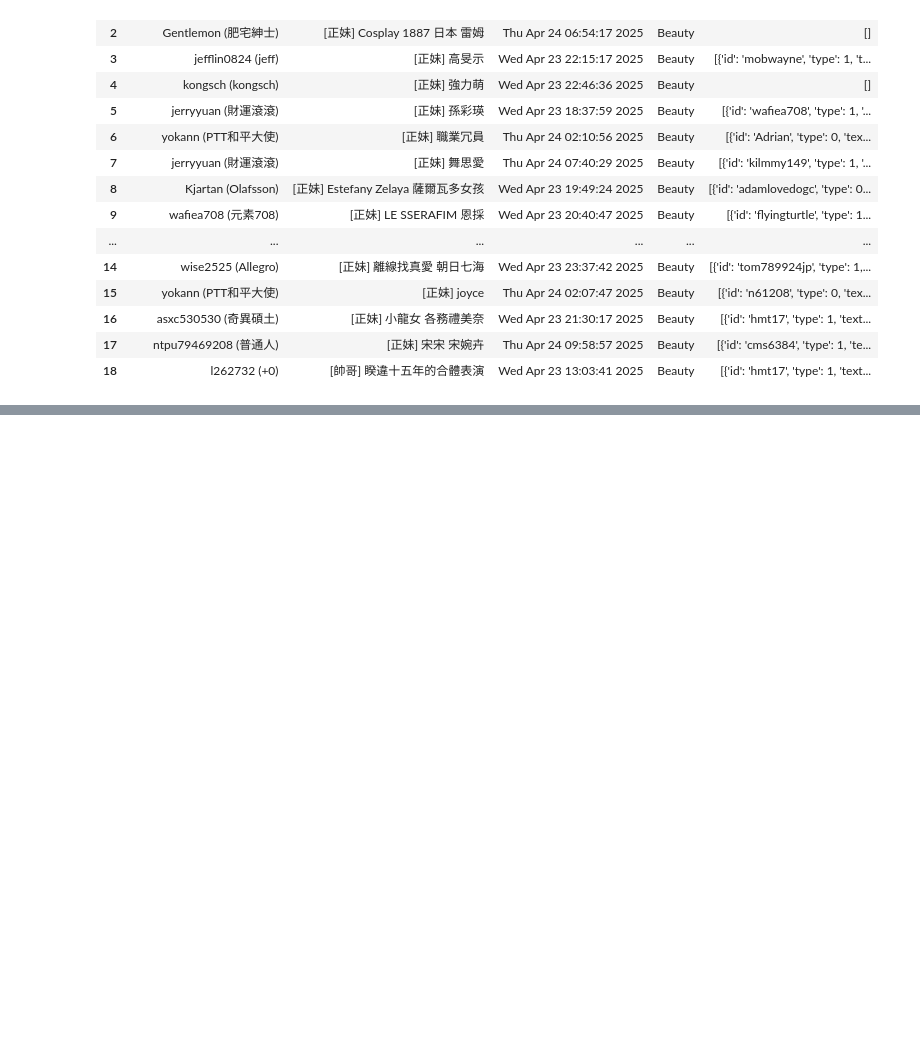
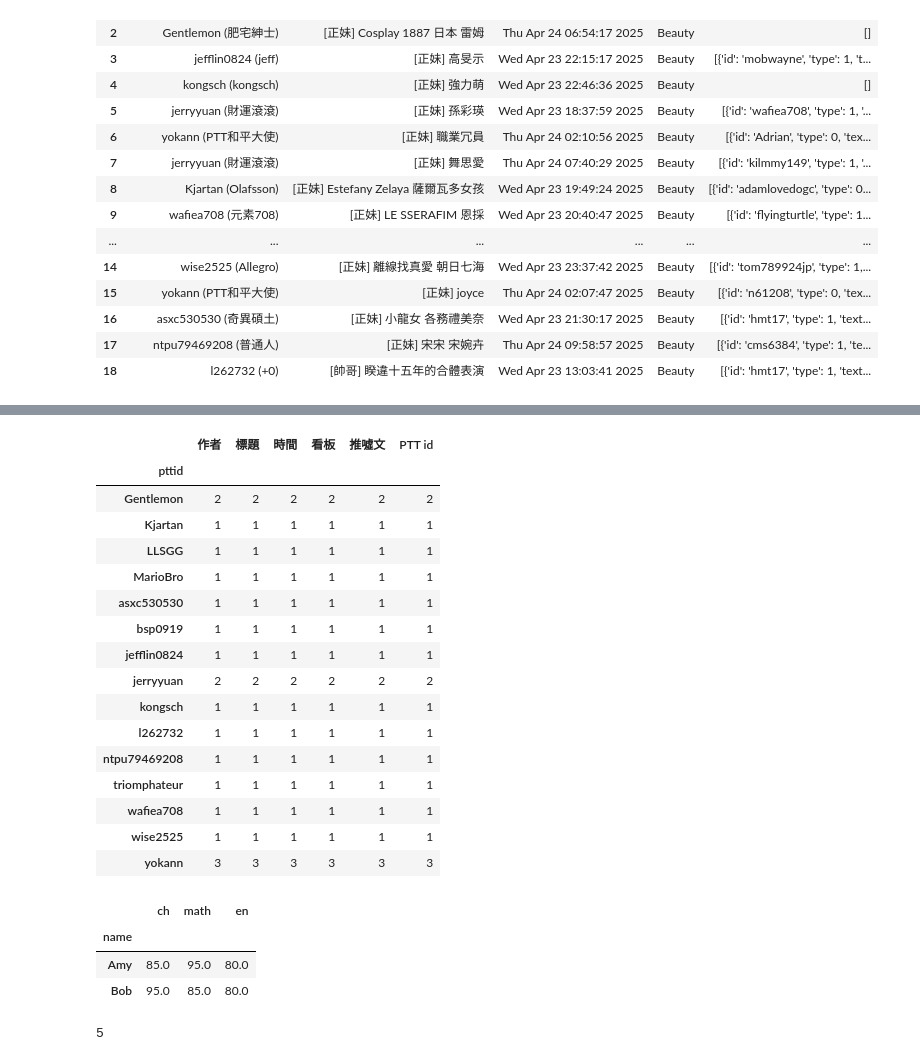
Before and after one commit to ldsAS/Tibame-AI-Learning, a Jupyter notebook: Tibame20250424.ipynb, the cells around one changed output, grey strips where cells are left out. Saved outputs shown, nothing was run; the diff lists cells and outputs as text; code cells hidden in the pictures; blank space fills up the shorter version.

```diff
--- a/Tibame20250424.ipynb
+++ b/Tibame20250424.ipynb
@@ -391,0 +448,54 @@ df
+# %%
+df.groupby(by="pttid").count()
+# %% [output]
+|  | 作者 | 標題 | 時間 | 看板 | 推噓文 | PTT id |
+| pttid |  |  |  |  |  |  |
+| Gentlemon | 2 | 2 | 2 | 2 | 2 | 2 |
+| Kjartan | 1 | 1 | 1 | 1 | 1 | 1 |
+| LLSGG | 1 | 1 | 1 | 1 | 1 | 1 |
+| MarioBro | 1 | 1 | 1 | 1 | 1 | 1 |
+| asxc530530 | 1 | 1 | 1 | 1 | 1 | 1 |
+| bsp0919 | 1 | 1 | 1 | 1 | 1 | 1 |
+| jefflin0824 | 1 | 1 | 1 | 1 | 1 | 1 |
+| jerryyuan | 2 | 2 | 2 | 2 | 2 | 2 |
+| kongsch | 1 | 1 | 1 | 1 | 1 | 1 |
+| l262732 | 1 | 1 | 1 | 1 | 1 | 1 |
+| ntpu79469208 | 1 | 1 | 1 | 1 | 1 | 1 |
+| triomphateur | 1 | 1 | 1 | 1 | 1 | 1 |
+| wafiea708 | 1 | 1 | 1 | 1 | 1 | 1 |
+| wise2525 | 1 | 1 | 1 | 1 | 1 | 1 |
+| yokann | 3 | 3 | 3 | 3 | 3 | 3 |
+# %%
+table = [
+    {"name":"Bob", "ch":100, "math":80, "en":70},
+    {"name":"Bob", "ch":90, "math":90, "en":80},
+    {"name":"Bob", "ch":95, "math":85, "en":90},
+    {"name":"Amy", "ch":80, "math":90, "en":100},
+    {"name":"Amy", "ch":90, "math":100, "en":60}
+]
+test_df = pd.DataFrame(table)
+test_df.groupby("name").mean()
+# %% [output]
+|  | ch | math | en |
+| name |  |  |  |
+| Amy | 85.0 | 95.0 | 80.0 |
+| Bob | 95.0 | 85.0 | 80.0 |
+# %%
+# 型態: dict
+# 操作: [key]
+
+# Python: everything is an object
+# 每個東西都是有型態的
+
+# 型態: int
+# 操作: (4.2)
+a = int
+a(4.6)
+
+def func(n):
+    if n == 0:
+        return int
+    else:
+        return round
+# %% [output]
+5
```
Also changed, not shown: parts of 7 cells of this notebook.
